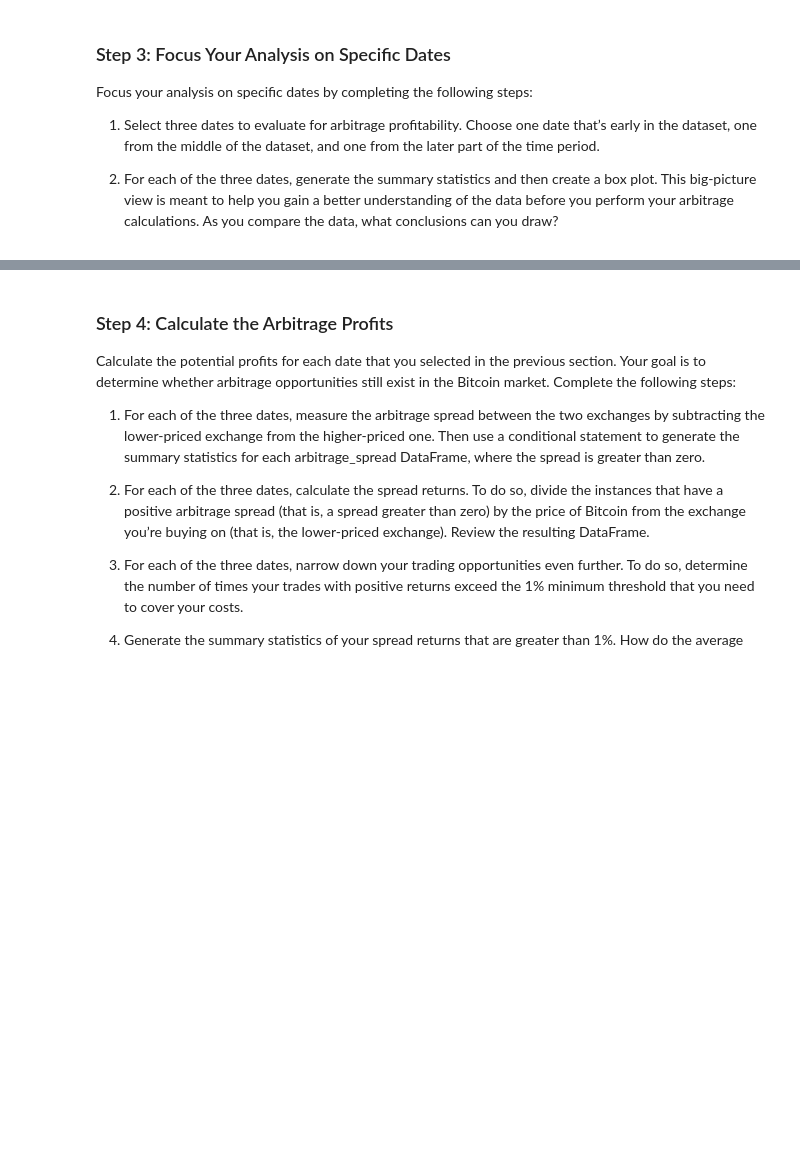
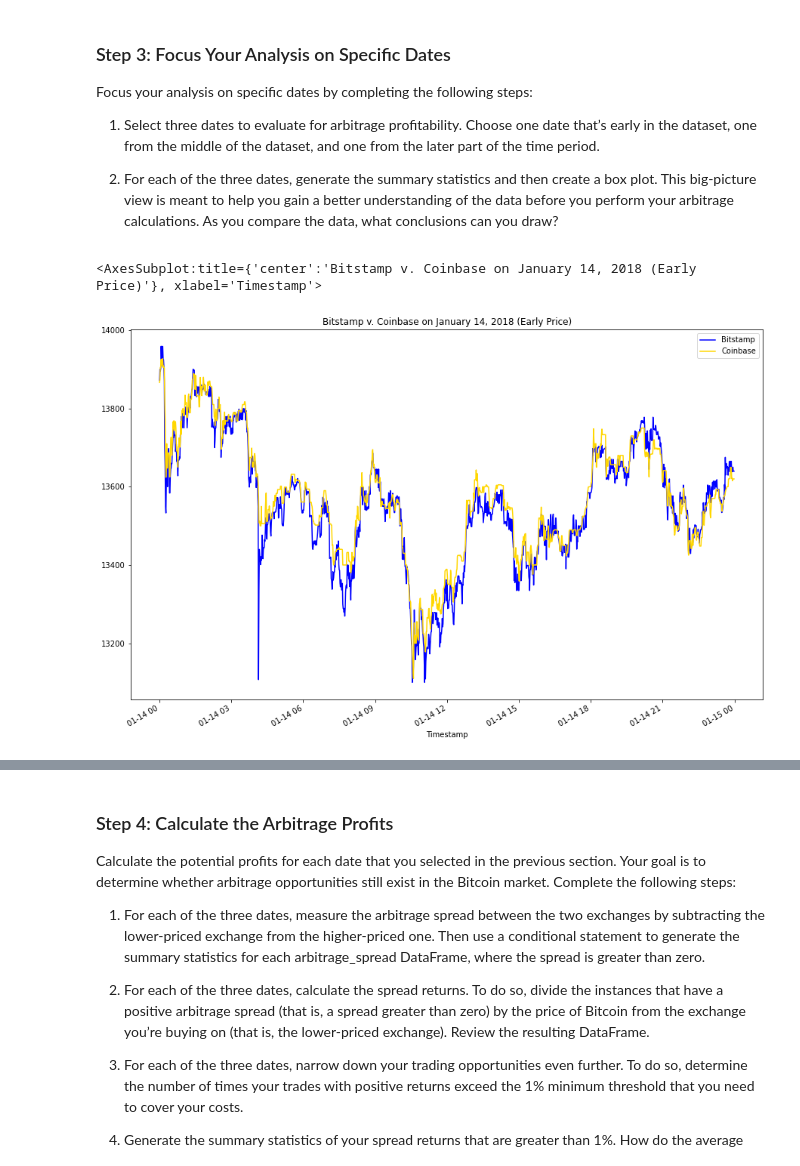
Before and after one commit to ccroft6/Crypto_Arbitrage, a Jupyter notebook: crypto_arbitrage.ipynb, the cells around one changed output, grey strips where cells are left out. Saved outputs shown, nothing was run; the diff lists cells and outputs as text; code cells hidden in the pictures; blank space fills up the shorter version.

Commit message:
Analyzed early, middle, and late specific dates

```diff
--- a/crypto_arbitrage.ipynb
+++ b/crypto_arbitrage.ipynb
@@ -468,7 +468,13 @@ Focus your analysis on specific dates by completing the following steps:
 # %%
 # Create an overlay plot that visualizes the two dataframes over a period of one day early in the dataset.
 # Be sure that the plots include the parameters `legend`, `figsize`, `title`, `color` and `label`
-# YOUR CODE HERE
+bitstamp_df.loc["2018-01-14", "Close"].plot(
+    legend=True, figsize=(15, 10), title="Bitstamp v. Coinbase on January 14, 2018 (Early Price)", color="blue", label="Bitstamp")
+coinbase_df.loc["2018-01-14", "Close"].plot(
+    legend=True, figsize=(15, 10), color="gold", label="Coinbase")
+# %% [output]
+<AxesSubplot:title={'center':'Bitstamp v. Coinbase on January 14, 2018 (Early Price)'}, xlabel='Timestamp'>
+[figure, added]
 # %%
 # Using the early date that you have selected, calculate the arbitrage spread
 # by subtracting the bitstamp lower closing prices from the coinbase higher closing prices
```
Also changed, not shown: parts of 8 cells of this notebook.
